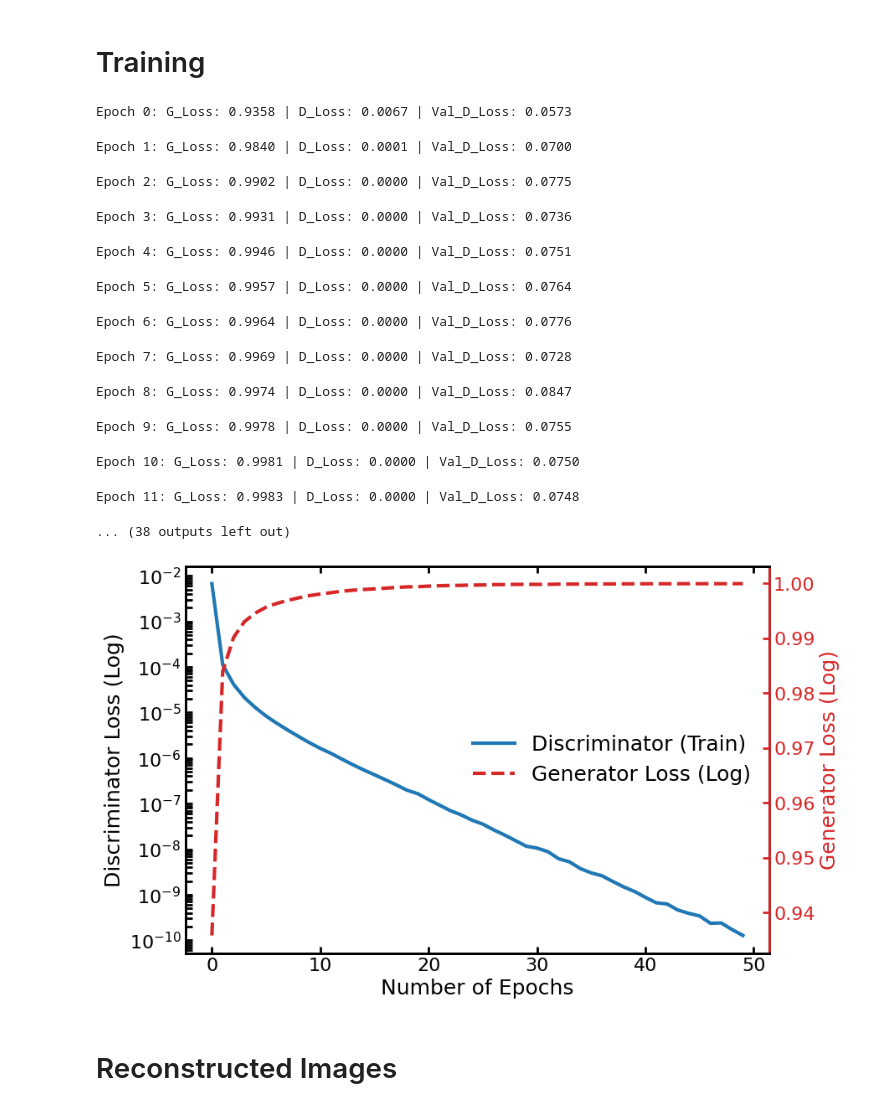
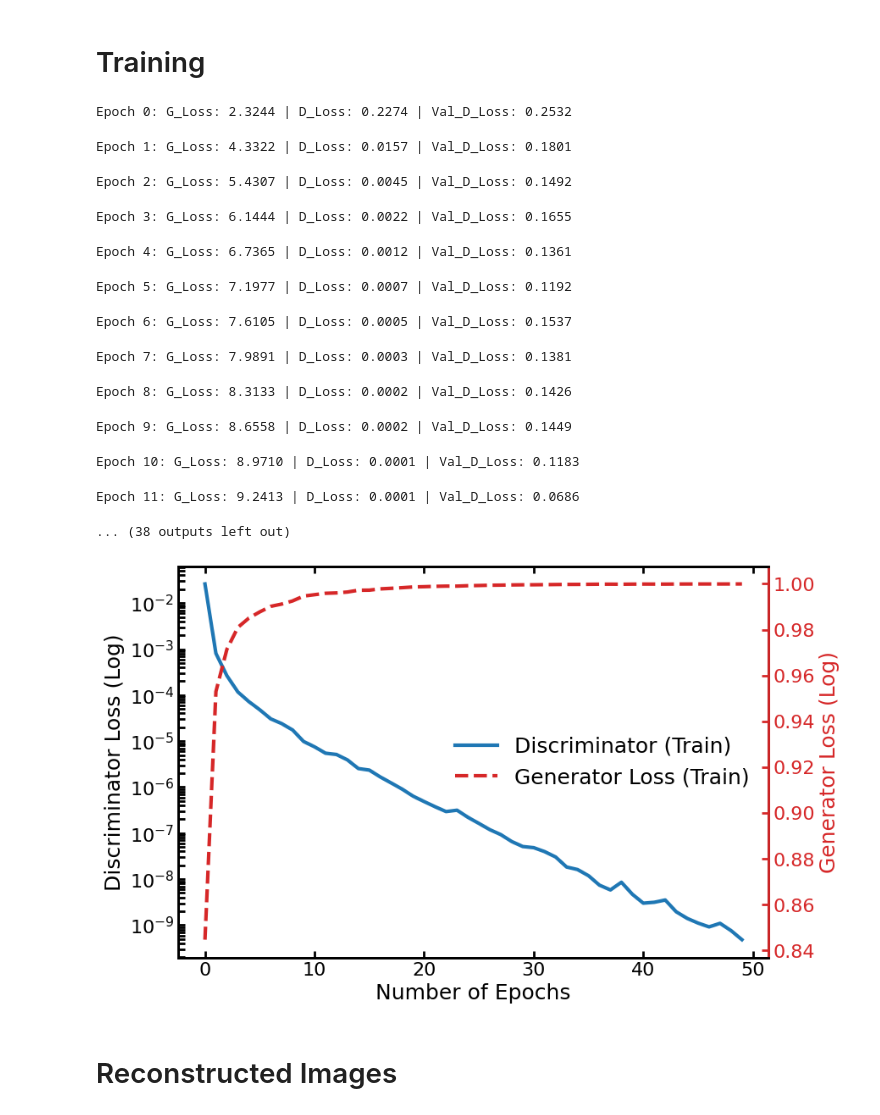
Before and after one commit to sedaoturak/dcgan_cahn-hilliard, a Jupyter notebook: DCGAN_Cahn_Hillard.ipynb, the cells around one changed output. Saved outputs shown, nothing was run; the diff lists cells and outputs as text; code cells hidden in the pictures.

```diff
--- a/DCGAN_Cahn_Hillard.ipynb
+++ b/DCGAN_Cahn_Hillard.ipynb
@@ -132,19 +128,19 @@ class Generator(nn.Module):
         super(Generator, self).__init__()
         self.gen = nn.Sequential(
             self._block(z_dim, features_g * 4, 4, 1, 0),      # 4x4
-            # self._block(features_g * 16, features_g * 8, 4, 2, 1), # 8x8
-            # self._block(features_g * 8, features_g * 4, 4, 2, 1),  # 16x16
+            self._block(features_g * 4, features_g * 8, 4, 2, 1), # 8x8
+            self._block(features_g * 8, features_g * 4, 4, 2, 1),  # 16x16
             self._block(features_g * 4, features_g * 2, 4, 2, 1),  # 32x32
             nn.ConvTranspose2d(features_g * 2, channels_img, 4, 2, 1),
-            nn.Sigmoid(),
-        )
+            nn.Sigmoid()
+            )
 
     def _block(self, in_c, out_c, kernel, stride, padding):
         return nn.Sequential(
             nn.ConvTranspose2d(in_c, out_c, kernel, stride, padding, bias=False),
             nn.BatchNorm2d(out_c),
-            nn.ReLU(),
-        )
+            nn.ReLU()
+            )
 
     def forward(self, x):
         return self.gen(x)
@@ -178,11 +174,12 @@ class Discriminator(nn.Module):
 # Initialize Models
 device = "cuda" if torch.cuda.is_available() else "cpu"
 
-gen = Generator(z_dim=64, channels_img=1, features_g=64).to(device)
+z_dim = 64
+gen = Generator(z_dim=z_dim, channels_img=1, features_g=64).to(device)
 disc = Discriminator(channels_img=1, features_d=64).to(device)
 opt_gen = torch.optim.Adam(gen.parameters(), lr=2e-4, betas=(0.5, 0.999))
 opt_disc = torch.optim.Adam(disc.parameters(), lr=2e-4, betas=(0.5, 0.999))
-criterion = torch.nn.MSELoss(reduction='mean')
+criterion = torch.nn.BCELoss()
 
 # Training loop
 epochs = 50
@@ -198,7 +195,7 @@ for epoch in range(epochs):
     for batch_idx, (real, _) in enumerate(tqdm(trainloader, desc=f"Epoch {epoch} Training")):
         real = real.to(device)
         batch_curr = real.shape[0]
-        noise = torch.randn(batch_curr, 64, 1, 1).to(device)
+        noise = torch.randn(batch_curr, z_dim, 1, 1).to(device)
         fake = gen(noise)
 
         # train Discriminator
@@ -237,7 +234,7 @@ for epoch in range(epochs):
             loss_v_real = criterion(out_real, torch.ones_like(out_real))
 
             # Check how discriminator handles fake images during validation
-            noise = torch.randn(batch_curr, 64, 1, 1).to(device)
+            noise = torch.randn(batch_curr, z_dim, 1, 1).to(device)
             fake = gen(noise)
             out_fake = disc(fake).view(-1)
             loss_v_fake = criterion(out_fake, torch.zeros_like(out_fake))
@@ -251,18 +248,18 @@ for epoch in range(epochs):
 
     print(f"Epoch {epoch}: G_Loss: {train_loss_G[-1]:.4f} | D_Loss: {train_loss_D[-1]:.4f} | Val_D_Loss: {val_loss_D[-1]:.4f}")
 # %% [output]
-Epoch 0: G_Loss: 0.9358 | D_Loss: 0.0067 | Val_D_Loss: 0.0573
+Epoch 0: G_Loss: 2.3244 | D_Loss: 0.2274 | Val_D_Loss: 0.2532
-Epoch 1: G_Loss: 0.9840 | D_Loss: 0.0001 | Val_D_Loss: 0.0700
+Epoch 1: G_Loss: 4.3322 | D_Loss: 0.0157 | Val_D_Loss: 0.1801
-Epoch 2: G_Loss: 0.9902 | D_Loss: 0.0000 | Val_D_Loss: 0.0775
+Epoch 2: G_Loss: 5.4307 | D_Loss: 0.0045 | Val_D_Loss: 0.1492
-Epoch 3: G_Loss: 0.9931 | D_Loss: 0.0000 | Val_D_Loss: 0.0736
+Epoch 3: G_Loss: 6.1444 | D_Loss: 0.0022 | Val_D_Loss: 0.1655
-Epoch 4: G_Loss: 0.9946 | D_Loss: 0.0000 | Val_D_Loss: 0.0751
+Epoch 4: G_Loss: 6.7365 | D_Loss: 0.0012 | Val_D_Loss: 0.1361
-Epoch 5: G_Loss: 0.9957 | D_Loss: 0.0000 | Val_D_Loss: 0.0764
+Epoch 5: G_Loss: 7.1977 | D_Loss: 0.0007 | Val_D_Loss: 0.1192
-Epoch 6: G_Loss: 0.9964 | D_Loss: 0.0000 | Val_D_Loss: 0.0776
+Epoch 6: G_Loss: 7.6105 | D_Loss: 0.0005 | Val_D_Loss: 0.1537
-Epoch 7: G_Loss: 0.9969 | D_Loss: 0.0000 | Val_D_Loss: 0.0728
+Epoch 7: G_Loss: 7.9891 | D_Loss: 0.0003 | Val_D_Loss: 0.1381
-Epoch 8: G_Loss: 0.9974 | D_Loss: 0.0000 | Val_D_Loss: 0.0847
+Epoch 8: G_Loss: 8.3133 | D_Loss: 0.0002 | Val_D_Loss: 0.1426
-Epoch 9: G_Loss: 0.9978 | D_Loss: 0.0000 | Val_D_Loss: 0.0755
+Epoch 9: G_Loss: 8.6558 | D_Loss: 0.0002 | Val_D_Loss: 0.1449
-Epoch 10: G_Loss: 0.9981 | D_Loss: 0.0000 | Val_D_Loss: 0.0750
+Epoch 10: G_Loss: 8.9710 | D_Loss: 0.0001 | Val_D_Loss: 0.1183
-Epoch 11: G_Loss: 0.9983 | D_Loss: 0.0000 | Val_D_Loss: 0.0748
+Epoch 11: G_Loss: 9.2413 | D_Loss: 0.0001 | Val_D_Loss: 0.0686
 ... (38 outputs left out)
 # %%
 import matplotlib.pyplot as plt
@@ -270,35 +267,35 @@ import matplotlib.pyplot as plt
 fig, ax = plt.subplots(figsize=(9, 6))
 font_size, ticklabel_size = 18, 16
 
-# Primary (left) axis
 color_d = 'tab:blue'
 l1 = ax.plot(train_loss_D, '-', label='Discriminator (Train)', linewidth=3, color=color_d)
 
 ax.set_ylabel('Discriminator Loss (Log)', fontsize=font_size)
 ax.set_xlabel('Number of Epochs', fontsize=font_size)
 ax.set_yscale('log')
 
 ax.xaxis.set_tick_params(width=2, length=5, labelsize=ticklabel_size)
 ax.yaxis.set_tick_params(width=2, length=5, labelsize=ticklabel_size)
 ax.tick_params(which='both', width=2, length=6, top=True, right=True, direction='in')
 plt.setp(ax.spines.values(), linewidth=2)
 
 
 ax2 = ax.twinx()
 color_g = 'tab:red'
-l2 = ax2.plot(train_loss_G, '--', label='Generator Loss (Log)', linewidth=3, color=color_g)
+l2 = ax2.plot(train_loss_G, '--', label='Generator Loss (Train)', linewidth=3, color=color_g)
 ax2.tick_params(axis='y', colors=color_g, width=2, length=6, direction='in')
 ax2.yaxis.label.set_color(color_g)
 ax2.spines['right'].set_color(color_g)
 ax2.yaxis.set_tick_params(labelsize=ticklabel_size)
 ax2.set_ylabel('Generator Loss (Log)', fontsize=font_size, color=color_g)
+ax2.set_yscale('log')
 plt.setp(ax2.spines.values(), linewidth=2)
 
-# Legend
+# legend
 lns = l1 + l2
 labs = [l.get_label() for l in lns]
 ax.legend(lns, labs, fontsize=font_size, loc='center right', frameon=False)
 plt.show()
 # %% [output]
-[figure, old version]
+[figure, new version]
 # %%
```
Also changed, not shown: parts of 5 cells of this notebook.
